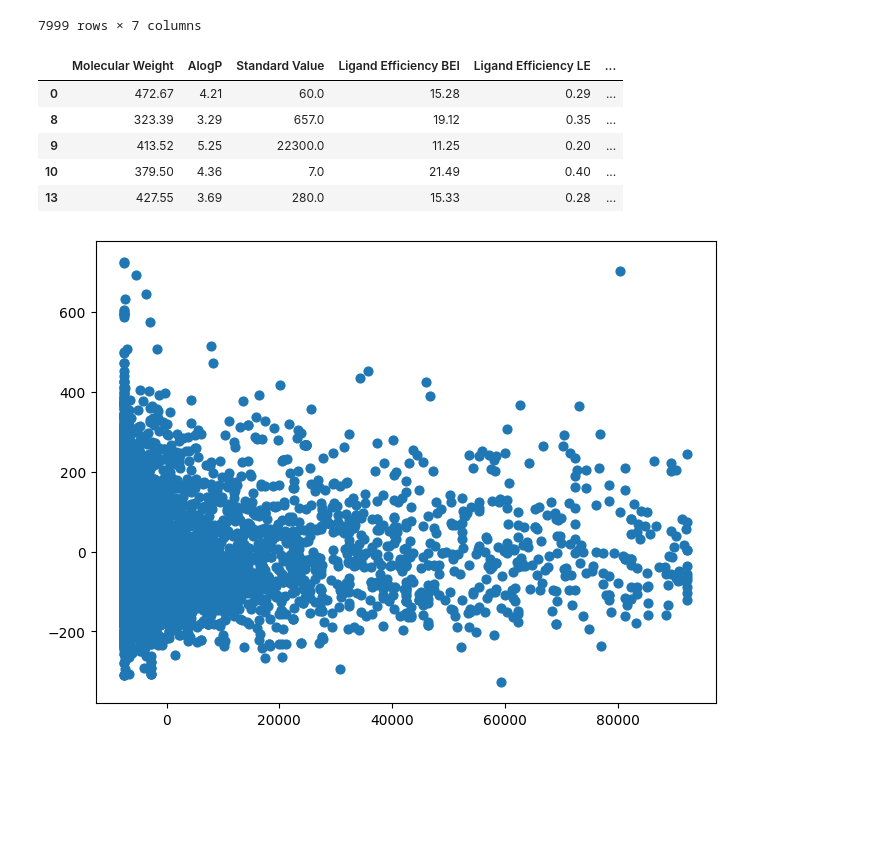
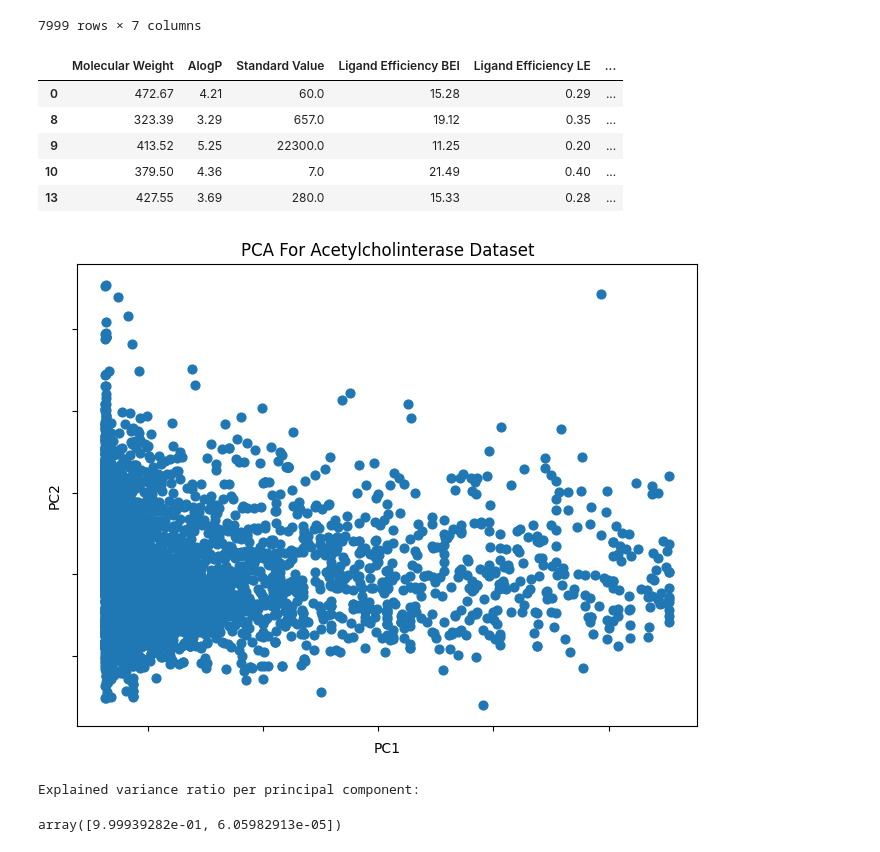
Before and after one commit to briskicedteaa/Scientific-Visualization-for-Computational-Biology, a Jupyter notebook: PCA.ipynb, the cells around one changed output. Drawn from its saved outputs; the diff is of its cells as text; code cells hidden in the pictures; blank space fills up the shorter version.

Commit message:
Created anew DataFrame containing PC1 + PC2, created a scatter plot of PC1 + PC2 and printed the explained variance.

```diff
--- a/PCA.ipynb
+++ b/PCA.ipynb
@@ -28,28 +28,44 @@ df
 # %%
 fig = plt.figure(1, figsize=(8, 6))
 ax = fig.add_subplot(111)
 
-X_reduced = PCA(n_components=2).fit_transform(df)
+pca_model = PCA(n_components=2)
+X_reduced = pca_model.fit_transform(df)
 scatter = ax.scatter(
     X_reduced[:, 0],
     X_reduced[:, 1],
     s=40,
 )
+
+ax.set(
+    title="PCA For Acetylcholinterase Dataset",
+    xlabel="PC1",
+    ylabel="PC2"
+)
+ax.xaxis.set_ticklabels([])
+ax.yaxis.set_ticklabels([])
 
 PC1 = X_reduced[:, 0]
 PC2 = X_reduced[:, 1]
 
 df['PC1'] = PC1
 df['PC2'] = PC2
 
 df.to_csv('Ligands2_with_PCA.csv', index=False)
 
 display(df.head())
+plt.show()
 # %% [output]
 |  | Molecular Weight | AlogP | Standard Value | Ligand Efficiency BEI | Ligand Efficiency LE | ... |
 | 0 | 472.67 | 4.21 | 60.0 | 15.28 | 0.29 | ... |
 | 8 | 323.39 | 3.29 | 657.0 | 19.12 | 0.35 | ... |
 | 9 | 413.52 | 5.25 | 22300.0 | 11.25 | 0.20 | ... |
 | 10 | 379.50 | 4.36 | 7.0 | 21.49 | 0.40 | ... |
 | 13 | 427.55 | 3.69 | 280.0 | 15.33 | 0.28 | ... |
-[figure, old version]
+[figure, new version]
+# %%
+print('Explained variance ratio per principal component:')
+display(pca_model.explained_variance_ratio_)
+# %% [output]
+Explained variance ratio per principal component:
+array([9.99939282e-01, 6.05982913e-05])
```
